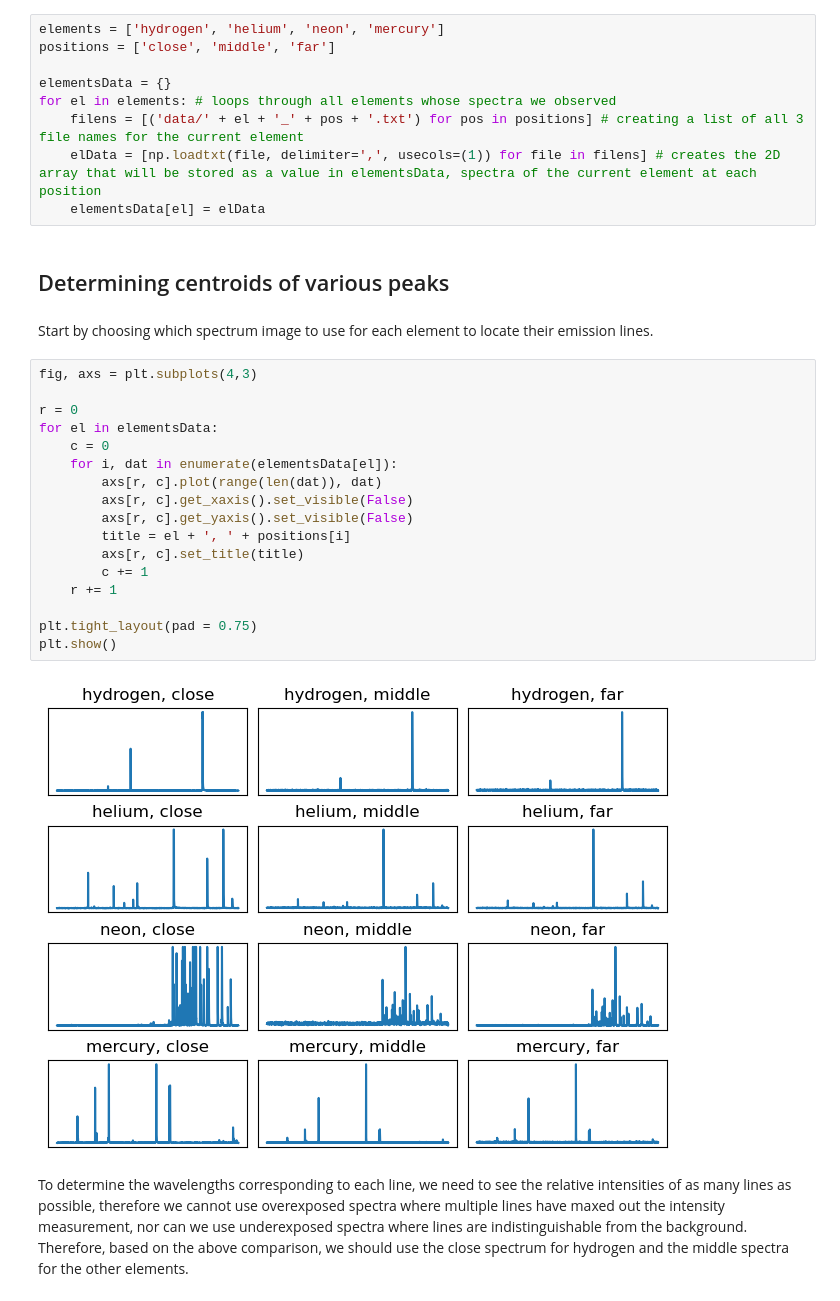
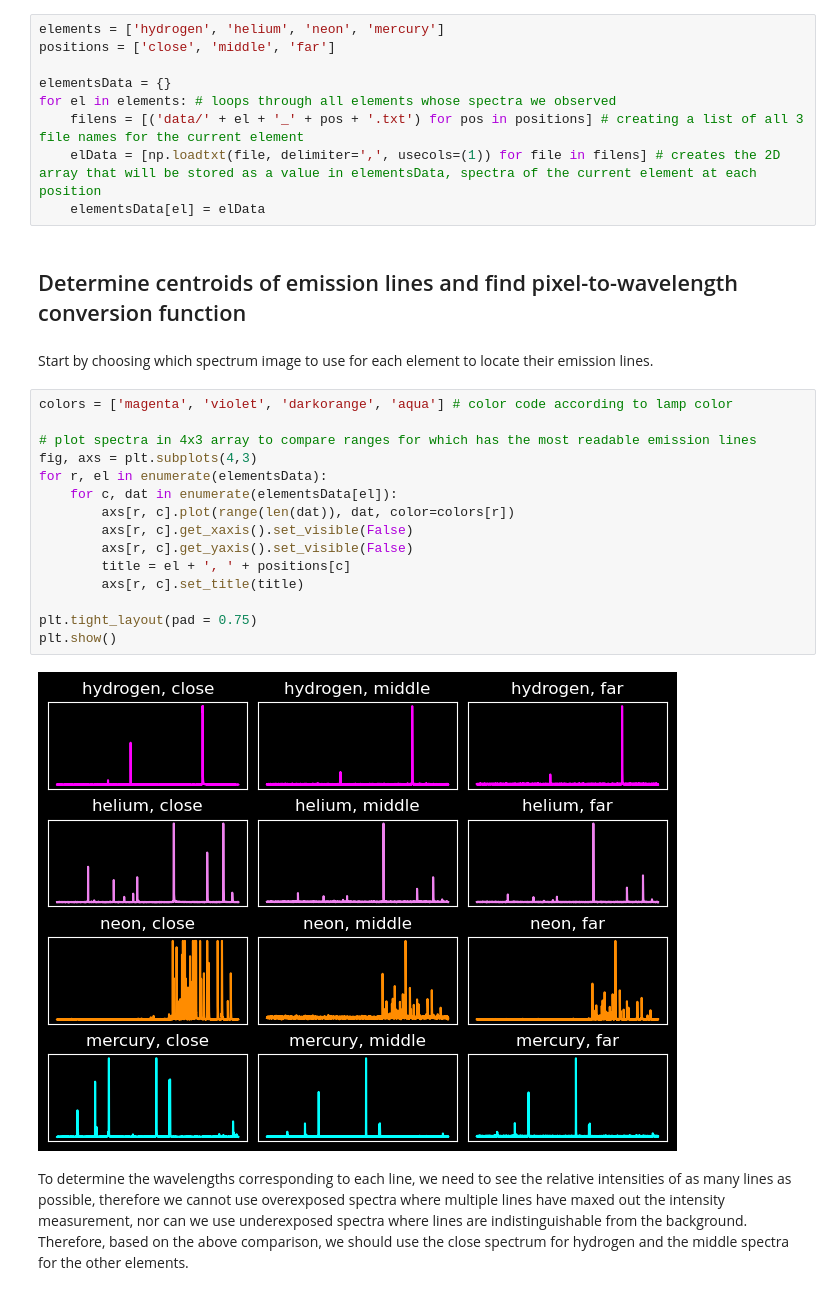
Before and after one commit to Pl4to42/PHYS-164-Lab-2, a Jupyter notebook: Lab 2.ipynb, the cells around one changed output. Cells and saved outputs as stored; diff of their text form.

```diff
--- a/Lab 2.ipynb
+++ b/Lab 2.ipynb
@@ -103,28 +112,26 @@ for el in elements: # loops through all elements whose spectra we observed
     filens = [('data/' + el + '_' + pos + '.txt') for pos in positions] # creating a list of all 3 file names for the current element
     elData = [np.loadtxt(file, delimiter=',', usecols=(1)) for file in filens] # creates the 2D array that will be stored as a value in elementsData, spectra of the current element at each position
     elementsData[el] = elData
-# %% [markdown]
-## Determining centroids of various peaks
+# %% [markdown]
+## Determine centroids of emission lines and find pixel-to-wavelength conversion function
 # %% [markdown]
 Start by choosing which spectrum image to use for each element to locate their emission lines.
 # %%
+colors = ['magenta', 'violet', 'darkorange', 'aqua'] # color code according to lamp color
+
+# plot spectra in 4x3 array to compare ranges for which has the most readable emission lines
 fig, axs = plt.subplots(4,3)
-
-r = 0
-for el in elementsData:
-    c = 0
-    for i, dat in enumerate(elementsData[el]):
-        axs[r, c].plot(range(len(dat)), dat)
+for r, el in enumerate(elementsData):
+    for c, dat in enumerate(elementsData[el]):
+        axs[r, c].plot(range(len(dat)), dat, color=colors[r])
         axs[r, c].get_xaxis().set_visible(False)
         axs[r, c].get_yaxis().set_visible(False)
-        title = el + ', ' + positions[i]
+        title = el + ', ' + positions[c]
         axs[r, c].set_title(title)
-        c += 1
-    r += 1
 
 plt.tight_layout(pad = 0.75)
 plt.show()
 # %% [output]
-[figure, old version]
+[figure, new version]
 # %% [markdown]
 To determine the wavelengths corresponding to each line, we need to see the relative intensities of as many lines as possible, therefore we cannot use overexposed spectra where multiple lines have maxed out the intensity measurement, nor can we use underexposed spectra where lines are indistinguishable from the background. Therefore, based on the above comparison, we should use the close spectrum for hydrogen and the middle spectra for the other elements.
```
Also changed, not shown: parts of 18 cells of this notebook.
